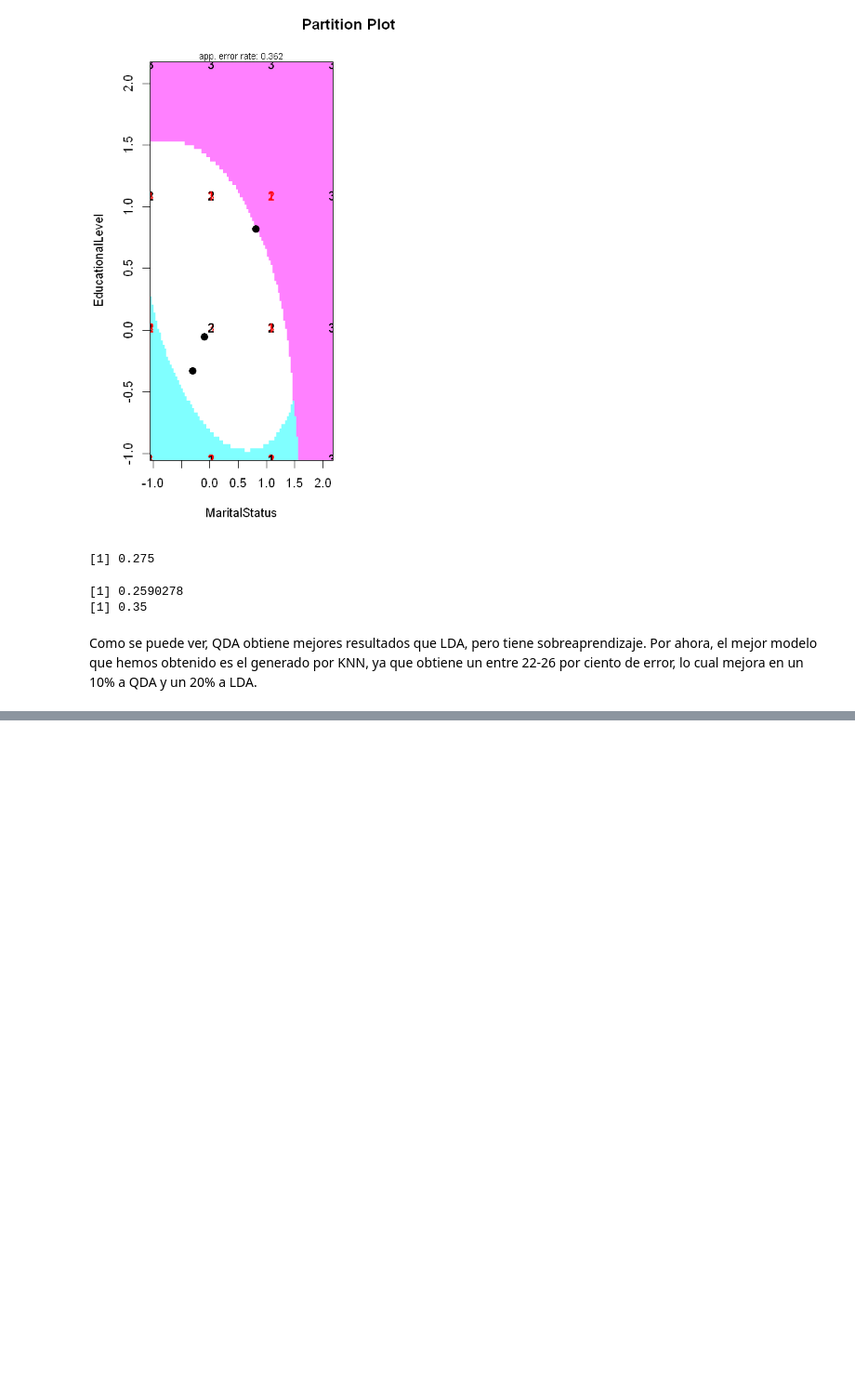
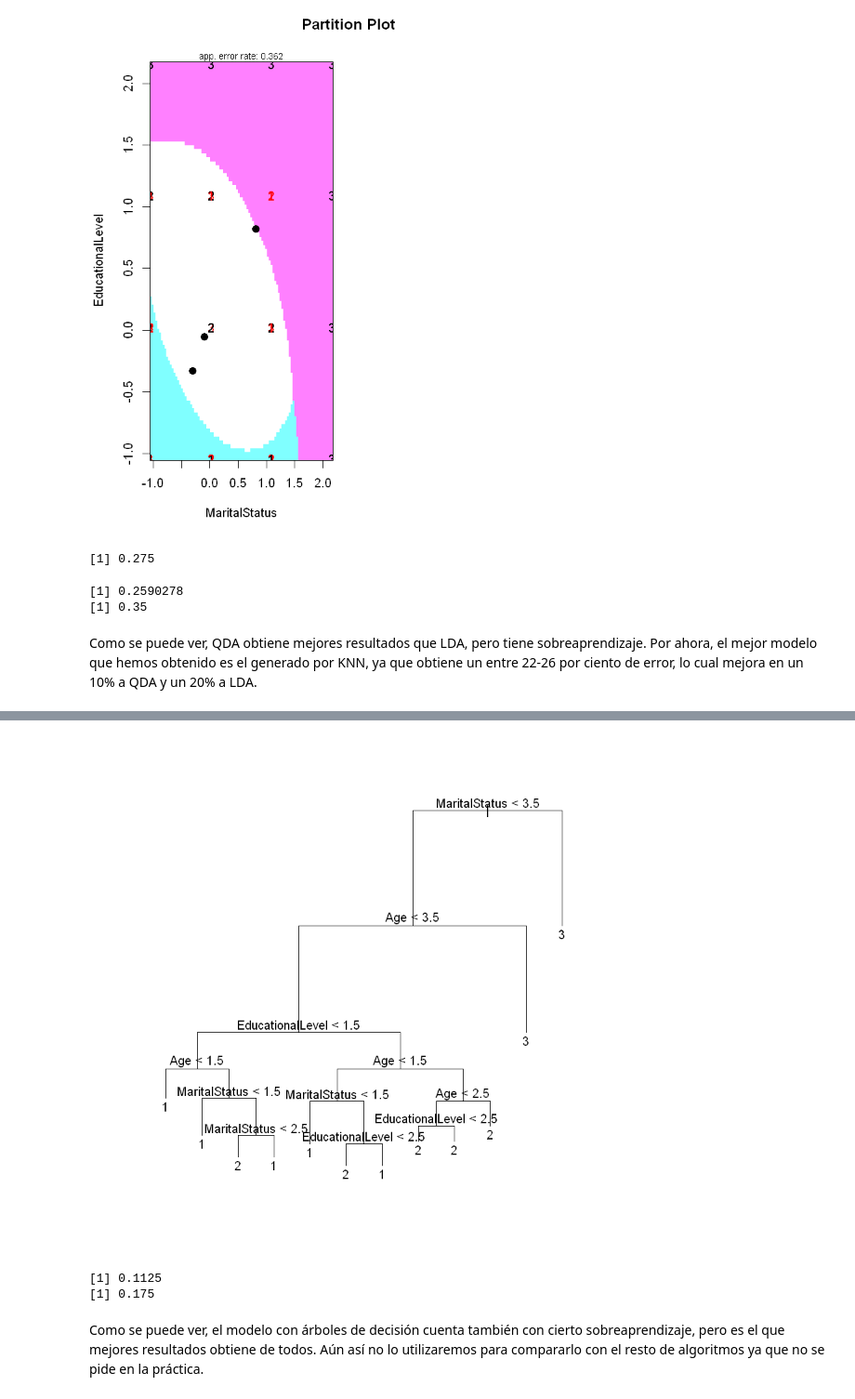
Before and after one commit to armijoalb/Master-Ciencias-de-Datos-UGR, a Jupyter notebook: Introduccion a la ciencia de datos/Trabajo Final/Clasificación/Trabajo Final Clasificación.ipynb, the cells around one changed output, grey strips where cells are left out. Shown: that part at 93% size. Drawn from its saved outputs; the diff is of its cells as text; code cells hidden in the pictures; blank space fills up the shorter version.

Commit message:
añadido prueba con árboles

```diff
--- a/Introduccion a la ciencia de datos/Trabajo Final/Clasificación/Trabajo Final Clasificación.ipynb
+++ b/Introduccion a la ciencia de datos/Trabajo Final/Clasificación/Trabajo Final Clasificación.ipynb
@@ -540,0 +559,23 @@ Como se puede ver, QDA obtiene mejores resultados que LDA, pero tiene sobreapren
+# %%
+# cargamos la librería que contiene los árboles de decisión.
+require(tree)
+
+temp=hayesroth
+temp$Class = factor(temp$Class,levels=c(1,2,3))
+
+set.seed (2)
+train=sample (1:nrow(temp), round(nrow(temp)*0.8) )
+hayes.test=temp[-train ,]
+
+# Construyo el arbol sobre el conjunto de entrenamiento
+tree.hayes =tree(Class~Age+EducationalLevel+MaritalStatus ,
+                temp ,subset =train )
+
+summary(tree.hayes)
+
+# Aplico el arbol sobre el conjunto de test
+tree.pred =predict (tree.hayes,hayes.test,type ="class")
+
+# Visualizo la matriz de confusion
+table(tree.pred , hayes.test[,"Class"])
+mean(tree.pred!=hayes.test$Class)
@@ -540,0 +594,46 @@ Como se puede ver, QDA obtiene mejores resultados que LDA, pero tiene sobreapren
+# %%
+# Dibujamos el árbol.
+plot(tree.hayes)
+text(tree.hayes, pretty=0)
+# %% [output]
+[figure, added]
+# %%
+# Validación cruzada para el árbol de decisión.
+nombre <- "hayes-roth/hayes-roth"
+
+run_knn_fold <- function(i, x, tt = "test") {
+    file <- paste(x, "-10-", i, "tra.dat", sep="")
+    x_tra <- read.csv(file, comment.char="@", header=FALSE)
+    file <- paste(x, "-10-", i, "tst.dat", sep="")
+    x_tst <- read.csv(file, comment.char="@", header=FALSE)
+    In <- length(names(x_tra)) - 1
+    names(x_tra)[1:In] <- paste ("X", 1:In, sep="")
+    names(x_tra)[In+1] <- "Y"
+    names(x_tst)[1:In] <- paste ("X", 1:In, sep="")
+    names(x_tst)[In+1] <- "Y"
+    if (tt == "train") {
+        test <- x_tra
+    }
+    else {
+        test <- x_tst
+    }
+
+    hr.train = x_tra[,c("X2","X3","X4")]
+    hr.labels.train = x_tra[,"Y"]
+    hr.labels.train = factor(hr.labels.train, levels=c(1,2,3))
+    hr.train$Y = hr.labels.train
+    fitMulti=tree(Y~X2+X3+X4, data=hr.train)
+    labels = factor(test[,"Y"],levels=c(1,2,3))
+    yprime=predict(fitMulti,test, type="class")
+    err = mean(yprime!=labels)
+
+}
+treeERRtrain.all<-mean(sapply(1:10,run_knn_fold,nombre,"train"))
+treeERRtest.all<-mean(sapply(1:10,run_knn_fold,nombre,"test"))
+print(treeERRtrain.all)
+print(treeERRtest.all)
+# %% [output]
+[1] 0.1125
+[1] 0.175
+# %% [markdown]
+Como se puede ver, el modelo con árboles de decisión cuenta también con cierto sobreaprendizaje, pero es el que mejores resultados obtiene de todos. Aún así no lo utilizaremos para compararlo con el resto de algoritmos ya que no se pide en la práctica.
```
Also changed, not shown: parts of 6 cells of this notebook, 23 other files.
